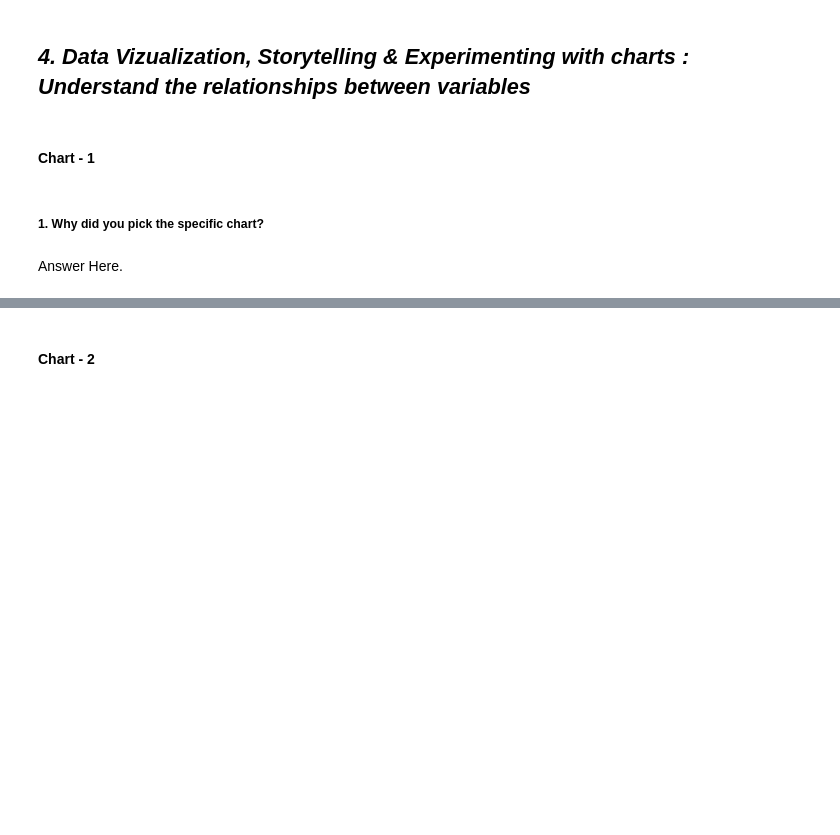
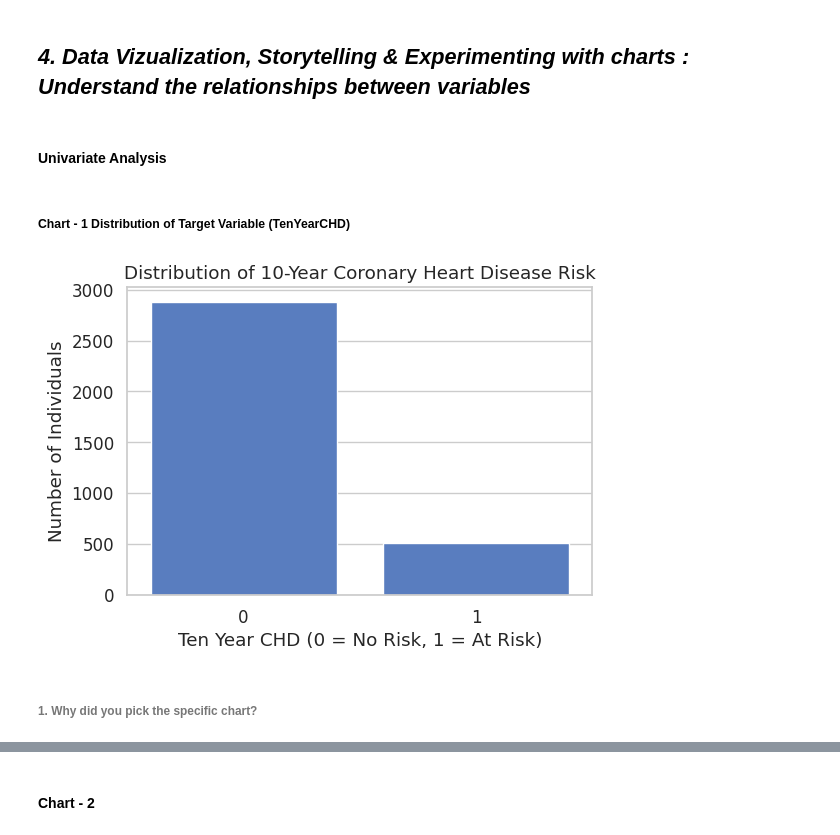
Before and after one commit to MonaliM5/cardio_risk_prediction, a Jupyter notebook: notebooks/Cardiovascular_Risk_Prediction.ipynb, the cells around one changed output, grey strips where cells are left out. Drawn from its saved outputs; the diff is of its cells as text; code cells hidden in the pictures; blank space fills up the shorter version.

Commit message:
eda: start univariate analysis

```diff
--- a/notebooks/Cardiovascular_Risk_Prediction.ipynb
+++ b/notebooks/Cardiovascular_Risk_Prediction.ipynb
@@ -481,4 +498,6 @@ Answer Here.
 # %% [markdown]
 ## ***4. Data Vizualization, Storytelling & Experimenting with charts : Understand the relationships between variables***
+# %% [markdown]
+#### Univariate Analysis
 # %% [markdown]
-#### Chart - 1
+##### Chart - 1 Distribution of Target Variable (TenYearCHD)
@@ -487,4 +504,32 @@ Answer Here.
+# %%
+# Chart - 1 visualization code
+
+# ============================================================
+# 📊 Univariate Analysis – Chart 1
+# Visualizing the distribution of the target variable
+# ============================================================
+
+# creating a new figure to define the size of the plot
+plt.figure(figsize=(6, 4))
+
+# plotting the count of individuals for each class of the target variable
+sns.countplot(
+    x='TenYearCHD',
+    data=df_wrangle
+)
+
+# setting the title of the chart to describe the visualization
+plt.title('Distribution of 10-Year Coronary Heart Disease Risk')
+
+# labeling the x-axis to explain target class meaning
+plt.xlabel('Ten Year CHD (0 = No Risk, 1 = At Risk)')
+
+# labeling the y-axis to represent the number of individuals
+plt.ylabel('Number of Individuals')
+
+# displaying the final plot
+plt.show()
+# %% [output]
+[figure, added]
 # %% [markdown]
-##### 1. Why did you pick the specific chart?
+###### 1. Why did you pick the specific chart?
-# %% [markdown]
-Answer Here.
```
Also changed, not shown: parts of 11 cells of this notebook.
